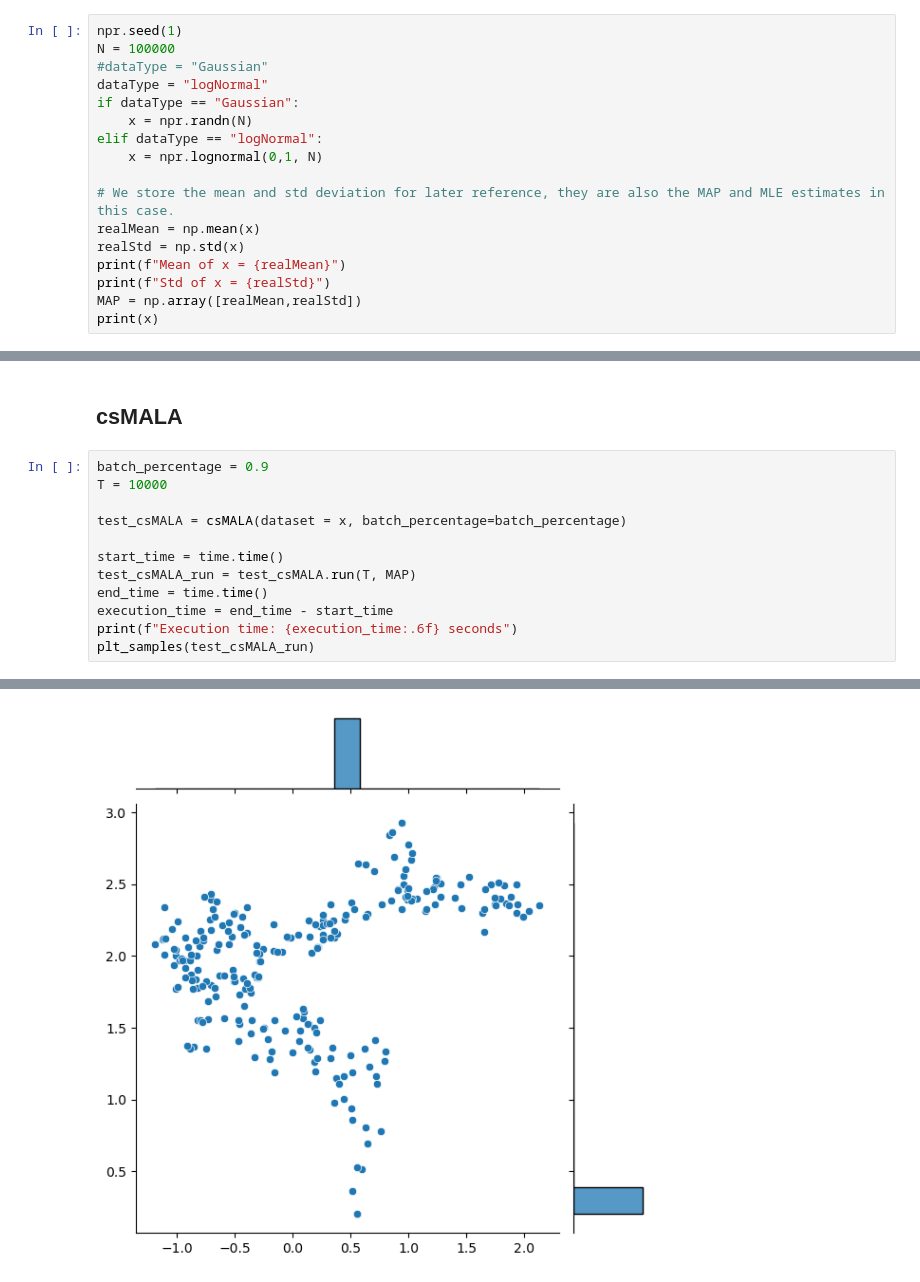
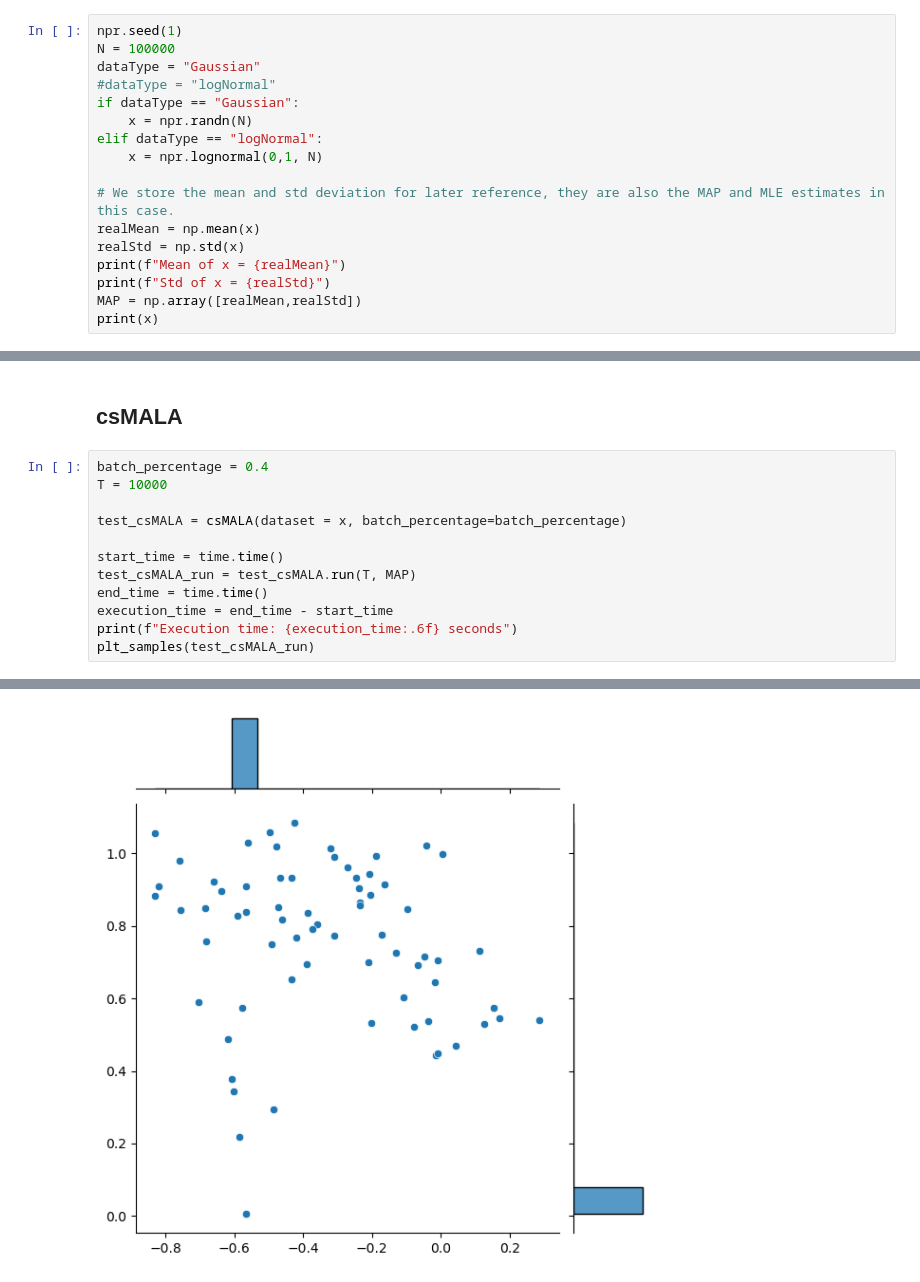
Before and after one commit to fnnrth/bt_MCMC_big_data, a Jupyter notebook: Main.ipynb, the cells around one changed output, grey strips where cells are left out. Drawn from its saved outputs; the diff is of its cells as text.

```diff
--- a/Main.ipynb
+++ b/Main.ipynb
@@ -30,8 +12,8 @@ from csMALA import csMALA
 # %%
 npr.seed(1)
 N = 100000
-#dataType = "Gaussian"
-dataType = "logNormal"
+dataType = "Gaussian"
+#dataType = "logNormal"
 if dataType == "Gaussian":
     x = npr.randn(N)
 elif dataType == "logNormal":
@@ -111,7 +94,7 @@ Execution time: 5.470386 seconds
 # %% [markdown]
 ## csMALA
 # %%
-batch_percentage = 0.9
+batch_percentage = 0.4
 T = 10000
 
 test_csMALA = csMALA(dataset = x, batch_percentage=batch_percentage)
@@ -160 +143 @@ corr_te
-[figure, old version]
+[figure, new version]
```
Also changed, not shown: parts of 6 cells of this notebook, 3 other files.
